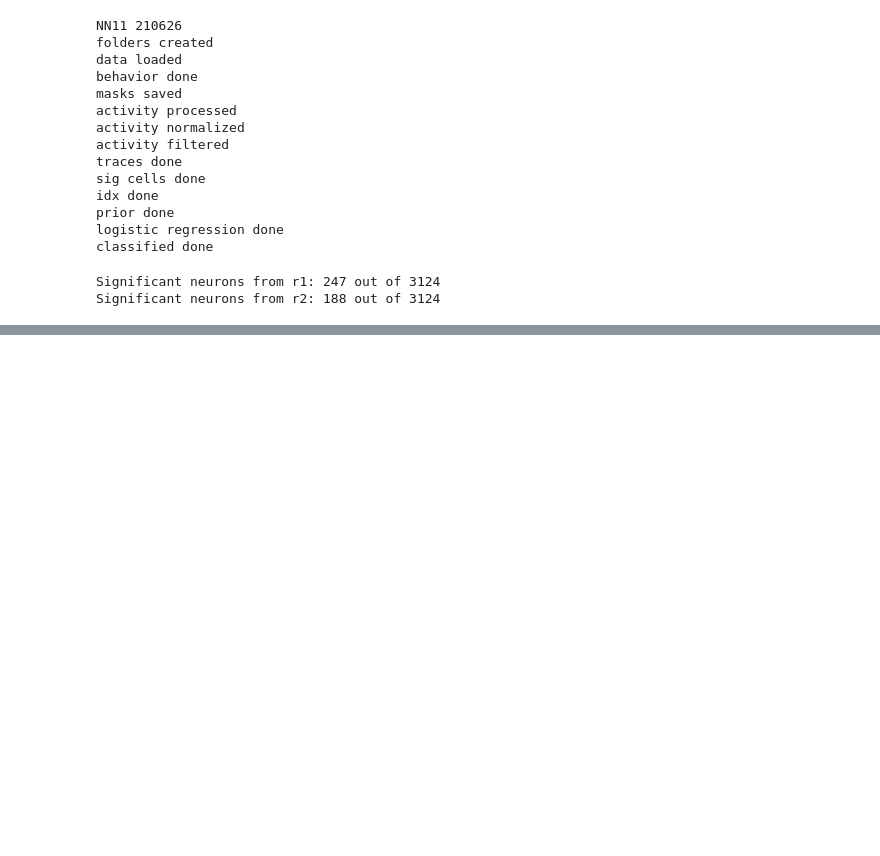
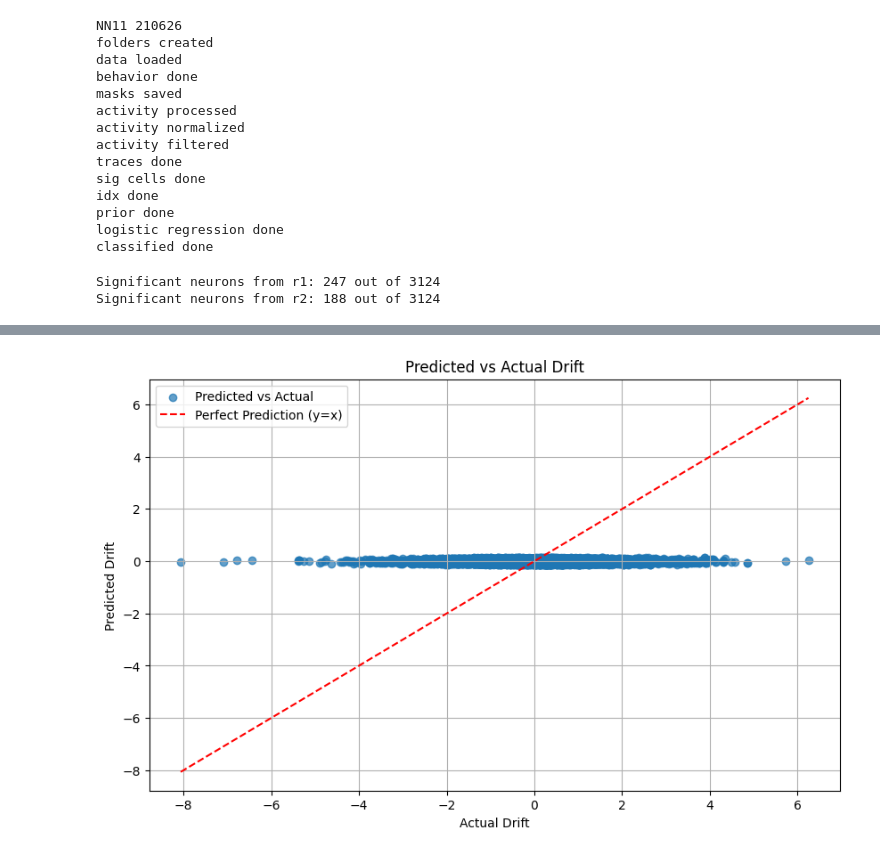
Before and after one commit to LheaLhea/representation_drift, a Jupyter notebook: predictions_nets.ipynb, the cells around one changed output, grey strips where cells are left out. Cells and saved outputs as stored; diff of their text form; code cells hidden in the pictures; blank space fills up the shorter version.

```diff
--- a/predictions_nets.ipynb
+++ b/predictions_nets.ipynb
@@ -468,0 +551,86 @@ Accuracy: 0.50%
+# %%
+import numpy as np
+import tensorflow as tf
+import matplotlib.pyplot as plt
+from sklearn.model_selection import train_test_split
+from sklearn.metrics import mean_squared_error, r2_score
+
+# Combine data for both stimuli
+mean_activity = np.concatenate([mean_activity_r_1, mean_activity_r_2], axis=0)
+drift = np.concatenate([drift_r_1, drift_r_2], axis=0)
+
+# Split data into training, validation, and test sets
+X_train, X_temp, y_train, y_temp = train_test_split(mean_activity, drift, test_size=0.3, random_state=42)
+X_val, X_test, y_val, y_test = train_test_split(X_temp, y_temp, test_size=0.5, random_state=42)
+
+# Step 2: Build the Neural Network
+model = tf.keras.Sequential([
+    tf.keras.layers.Dense(3124, activation='relu', input_shape=(mean_activity.shape[1],)),
+    tf.keras.layers.Dropout(0.3),
+    tf.keras.layers.Dense(1562, activation='relu'),
+    tf.keras.layers.Dropout(0.3),
+    tf.keras.layers.Dense(781, activation='relu'),
+    tf.keras.layers.Dropout(0.3),
+    tf.keras.layers.Dense(781, activation='relu'),
+    tf.keras.layers.Dropout(0.3),
+    tf.keras.layers.Dense(781, activation='relu'),
+    tf.keras.layers.Dropout(0.3),
+    tf.keras.layers.Dense(781, activation='relu'),
+    tf.keras.layers.Dropout(0.3),
+    tf.keras.layers.Dense(781, activation='relu'),
+    tf.keras.layers.Dropout(0.3),
+    tf.keras.layers.Dense(mean_activity.shape[1], activation='linear')  # Output layer for drift vector
+])
+
+model.compile(optimizer='adam', loss='mse', metrics=['mae'])
+
+# Step 3: Train the Model
+history = model.fit(
+    X_train, y_train,
+    validation_data=(X_val, y_val),
+    epochs=50,
+    batch_size=32,
+    verbose=1
+)
+
+# Step 4: Evaluate the Model
+test_loss, test_mae = model.evaluate(X_test, y_test, verbose=0)
+print(f"Test Loss (MSE): {test_loss:.4f}")
+print(f"Test MAE: {test_mae:.4f}")
+
+# Step 5: Analyze Predictions
+# Predict on test data
+predictions = model.predict(X_test)
+
+# Calculate metrics
+mse = mean_squared_error(y_test, predictions)
+r2 = r2_score(y_test, predictions)
+accuracy = np.mean(np.abs(predictions - y_test) <= 0.1 * np.abs(y_test)) * 100  # ±10% tolerance
+
+print(f"Test MSE: {mse:.4f}")
+print(f"R² Score: {r2:.4f}")
+print(f"Accuracy: {accuracy:.2f}%")
+
+# Step 6: Plot Predicted vs Actual Drift
+plt.figure(figsize=(10, 6))
+plt.scatter(y_test.flatten(), predictions.flatten(), alpha=0.7, label="Predicted vs Actual")
+plt.plot([y_test.min(), y_test.max()], [y_test.min(), y_test.max()], color='red', linestyle='--', label="Perfect Prediction (y=x)")
+plt.title("Predicted vs Actual Drift")
+plt.xlabel("Actual Drift")
+plt.ylabel("Predicted Drift")
+plt.legend()
+plt.grid()
+plt.show()
+
+# Step 7: Residual Analysis
+residuals = y_test - predictions
+
+plt.figure(figsize=(10, 6))
+plt.scatter(predictions.flatten(), residuals.flatten(), alpha=0.7, color='green')
+plt.axhline(y=0, color='red', linestyle='--')
+plt.title("Residuals vs Predicted Drift")
+plt.xlabel("Predicted Drift")
+plt.ylabel("Residuals")
+plt.grid()
+plt.show()
+# %% [output]
@@ -468,0 +654 @@ Accuracy: 0.50%
+[figure, added]
```
Also changed, not shown: parts of 16 cells of this notebook.
